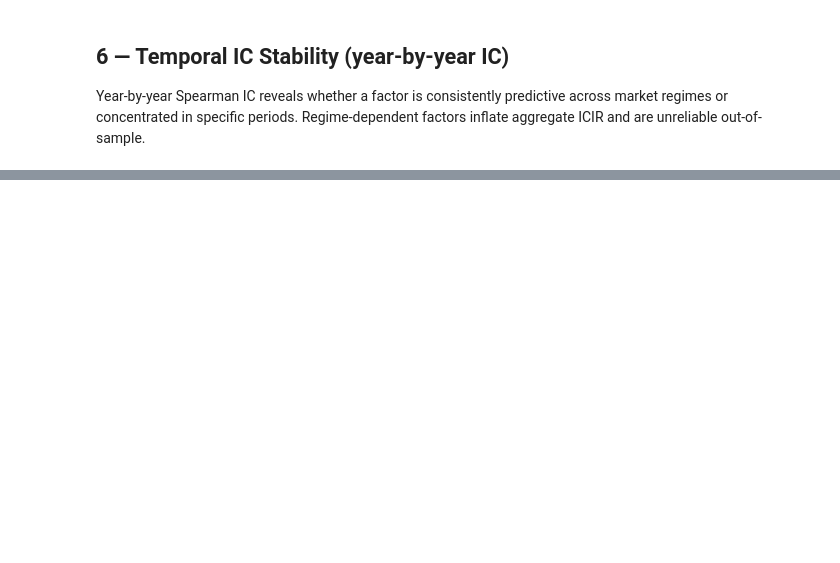
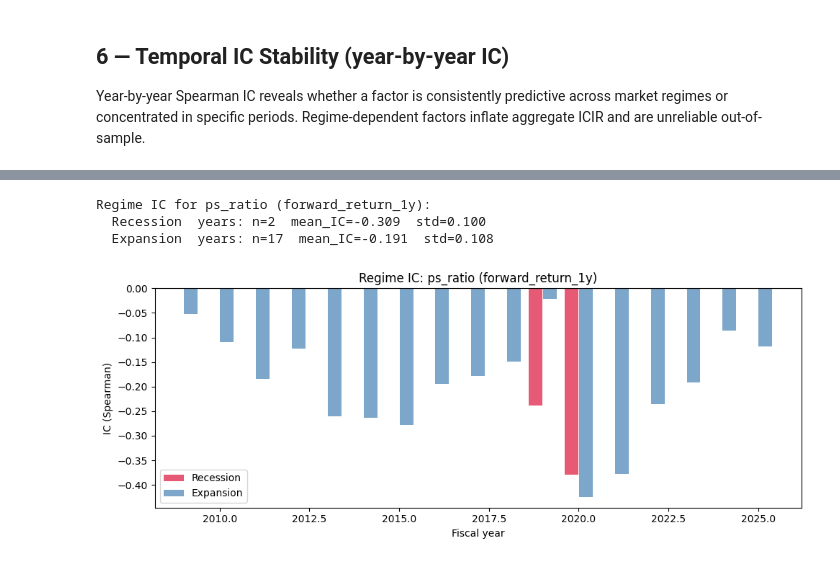
Before and after one commit to sherlock718/stock-fraud-screener, a Jupyter notebook: notebooks/02_ic_analysis.ipynb, the cells around one changed output, grey strips where cells are left out. Drawn from its saved outputs; the diff is of its cells as text; code cells hidden in the pictures; blank space fills up the shorter version.

```diff
--- a/notebooks/02_ic_analysis.ipynb
+++ b/notebooks/02_ic_analysis.ipynb
@@ -299,0 +515,47 @@ Saved → reports/temporal_ic_stability_1y.png
+# %%
+
+# Market regime IC: recession vs expansion split
+# If IC only works in recessions it's a distress factor, not an alpha factor
+raw_reg = pd.read_parquet(ROOT / 'data' / 'historical_dataset_clean.parquet')
+raw_reg = raw_reg[(raw_reg['period_type'] == 'annual') & raw_reg['forward_return_1y'].notna()].copy()
+
+FEAT_REG = 'ps_ratio'  # change to explore other features
+RET_REG = 'forward_return_1y'
+
+if 'recession' in raw_reg.columns and FEAT_REG in raw_reg.columns:
+    rec_rows = raw_reg[raw_reg['recession'] == 1]
+    exp_rows = raw_reg[raw_reg['recession'] == 0]
+
+    def yearly_ic(df, feat, ret):
+        return df.groupby('fiscal_year').apply(
+            lambda g: g[[feat, ret]].dropna()[feat].corr(
+                g[[feat, ret]].dropna()[ret], method='spearman'
+            ) if len(g[[feat, ret]].dropna()) > 10 else float('nan')
+        ).dropna()
+
+    ic_rec = yearly_ic(rec_rows, FEAT_REG, RET_REG)
+    ic_exp = yearly_ic(exp_rows, FEAT_REG, RET_REG)
+
+    print(f'Regime IC for {FEAT_REG} ({RET_REG}):')
+    print(f'  Recession  years: n={len(ic_rec)}  mean_IC={ic_rec.mean():.3f}  std={ic_rec.std():.3f}')
+    print(f'  Expansion  years: n={len(ic_exp)}  mean_IC={ic_exp.mean():.3f}  std={ic_exp.std():.3f}')
+
+    fig, ax = plt.subplots(figsize=(10, 4))
+    years_all = sorted(set(ic_rec.index) | set(ic_exp.index))
+    ax.bar([y - 0.2 for y in ic_rec.index], ic_rec.values, 0.38, label='Recession', color='crimson', alpha=0.7)
+    ax.bar([y + 0.2 for y in ic_exp.index], ic_exp.values, 0.38, label='Expansion', color='steelblue', alpha=0.7)
+    ax.axhline(0, color='black', linewidth=0.8)
+    ax.set_title(f'Regime IC: {FEAT_REG} ({RET_REG})')
+    ax.set_xlabel('Fiscal year')
+    ax.set_ylabel('IC (Spearman)')
+    ax.legend()
+    plt.tight_layout()
+    plt.show()
+else:
+    print(f"'recession' column missing or {FEAT_REG} not in dataset — regime split skipped")
+    print('To add: merge NBER recession indicator via macro enrichment step')
+# %% [output]
+Regime IC for ps_ratio (forward_return_1y):
+  Recession  years: n=2  mean_IC=-0.309  std=0.100
+  Expansion  years: n=17  mean_IC=-0.191  std=0.108
+[figure, added]
```
Also changed, not shown: parts of 15 cells of this notebook, 1 other file.
